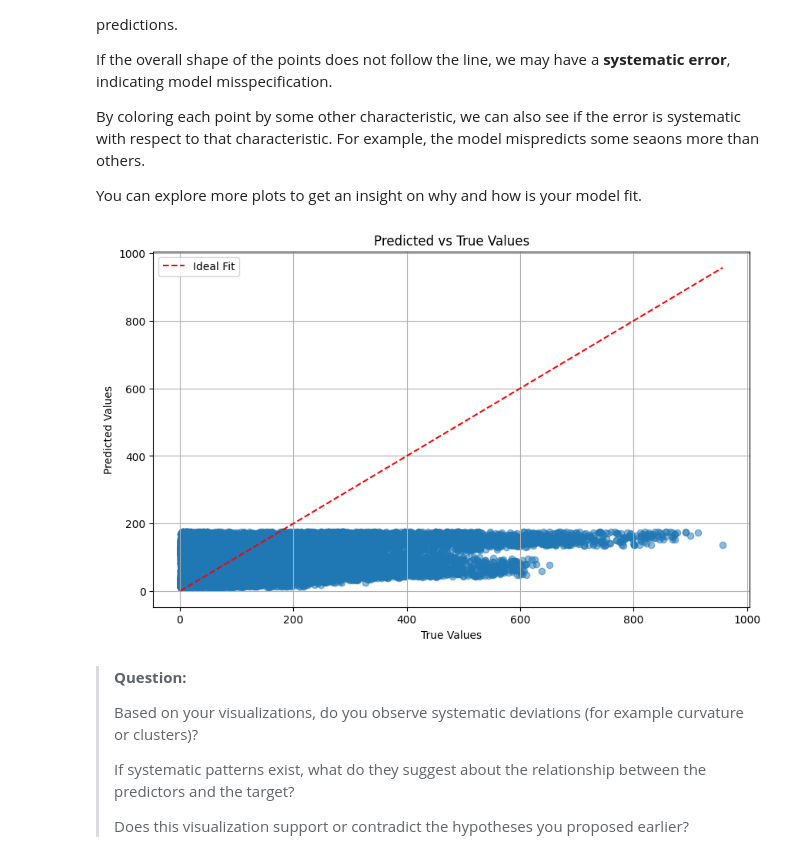
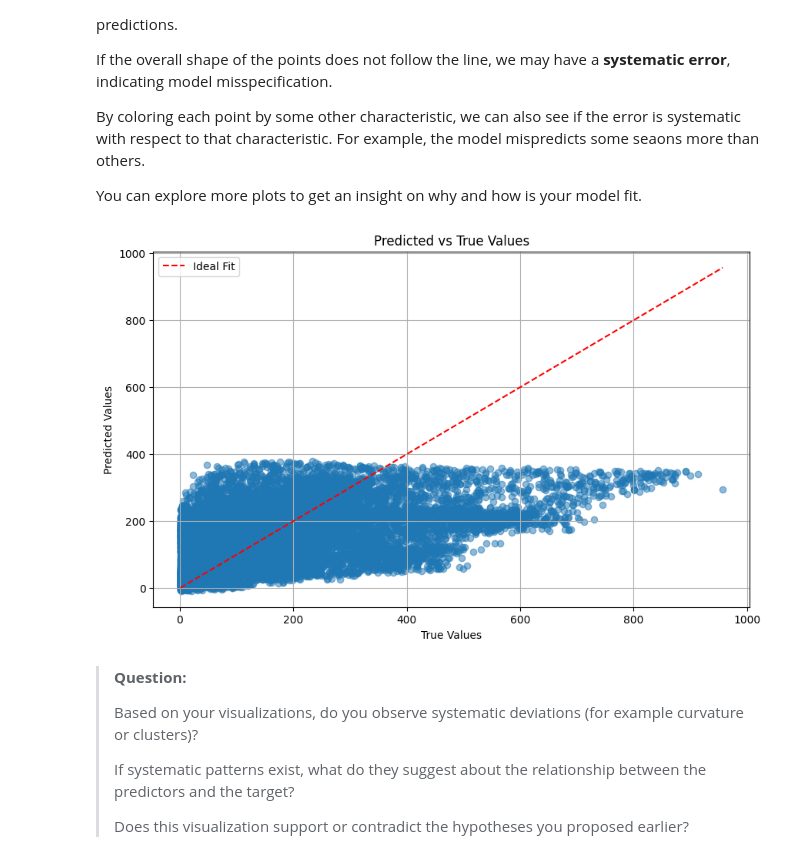
Before and after one commit to nadas-t/Machine-Learning-UNICAMP, a Jupyter notebook: notebooks/Project_1/mc886_1s2026-assignment_1.ipynb, the cells around one changed output. Saved outputs shown, nothing was run; the diff lists cells and outputs as text; code cells hidden in the pictures.

```diff
--- a/notebooks/Project_1/mc886_1s2026-assignment_1.ipynb
+++ b/notebooks/Project_1/mc886_1s2026-assignment_1.ipynb
@@ -500,20 +500,15 @@ def preprocess_data(df: pd.DataFrame) -> tuple[NDArray[np.float64], NDArray[np.f
     categorical_features = ['weathersit', 'season', 'mnth', 'hr', 'holiday', 'weekday', 'workingday']
     clean_df = pd.get_dummies(clean_df, columns=categorical_features, drop_first=True)
 
-    pd.set_option('display.max_columns', None)
-    # display(clean_df)
 
     X_df = clean_df.drop(columns=['cnt'])
     y_df = clean_df['cnt']
     X = X_df.to_numpy(dtype=np.float64)
     y = y_df.to_numpy(dtype=np.float64).reshape(-1, 1)
 
-    display(X_df.head())
-
     return X, y
 
 X, y = preprocess_data(train_df)
 
 X.shape, y.shape
-X[:5]
 # %% [output]
@@ -728,7 +688,7 @@ X, y = preprocess_data(train_df)
 
 # You can experiment with a pre-defined set of learning rates or
 # with a range of learning rates (e.g. logarithmically spaced)
-lrs = [1e-8, 1e-7, 1e-6, 1e-5, 1e-4, 1e-3, 1e-2, 1e-1]
+lrs = [1e-8, 3e-8, 1e-7, 3e-7, 1e-6, 3e-6, 1e-5, ]
 
 performances = {
     "mse": [],
@@ -739,22 +699,12 @@ performances = {
 
 for lr in lrs:
     model = LinearRegression(learning_rate=lr, n_iterations=1000)
+    model.fit(X, y)
+    y_pred = model.predict(X)
 
-    try:
-        model.fit(X, y)
-        y_pred = model.predict(X)
-
-        mse_score = mse(y, y_pred)
-        r2 = r2_score(y, y_pred)
-        mae_score = mae(y, y_pred)
-
-        if not np.isfinite([mse_score, r2, mae_score]).all():
-            print(f"LR {lr} gerou metricas invalidas (NaN/Inf).")
-            mse_score, r2, mae_score = np.nan, np.nan, np.nan
-
-    except ValueError as e:
-        print(f"LR {lr} falhou: {e}")
-        mse_score, r2, mae_score = np.nan, np.nan, np.nan
+    mse_score = mse(y, y_pred)
+    r2 = r2_score(y, y_pred)
+    mae_score = mae(y, y_pred)
 
     performances["mse"].append(mse_score)
     performances["r2_score"].append(r2)
@@ -830,15 +763,15 @@ def pred_vs_true_plot(y_true: NDArray[np.float64], y_pred: NDArray[np.float64])
     ax.legend()
     plt.show()
 # %%
-best_lr = 1e-1 # Choose the best learning rate based on the previous graphs
+best_lr = 1e-5 # Choose the best learning rate based on the previous graphs
 
 best_linear_model = LinearRegression(learning_rate=best_lr, n_iterations=10000)
 best_linear_model.fit(X, y)
 y_pred = best_linear_model.predict(X)
 
 pred_vs_true_plot(y, y_pred)
 # %% [output]
-[figure, old version]
+[figure, new version]
 # %%
 # Explore more plots to analyze the predictions, e.g., predictions vs time, contribution of each feature to the predictions, etc.
 # %% [markdown]
```
Also changed, not shown: parts of 10 cells of this notebook.
